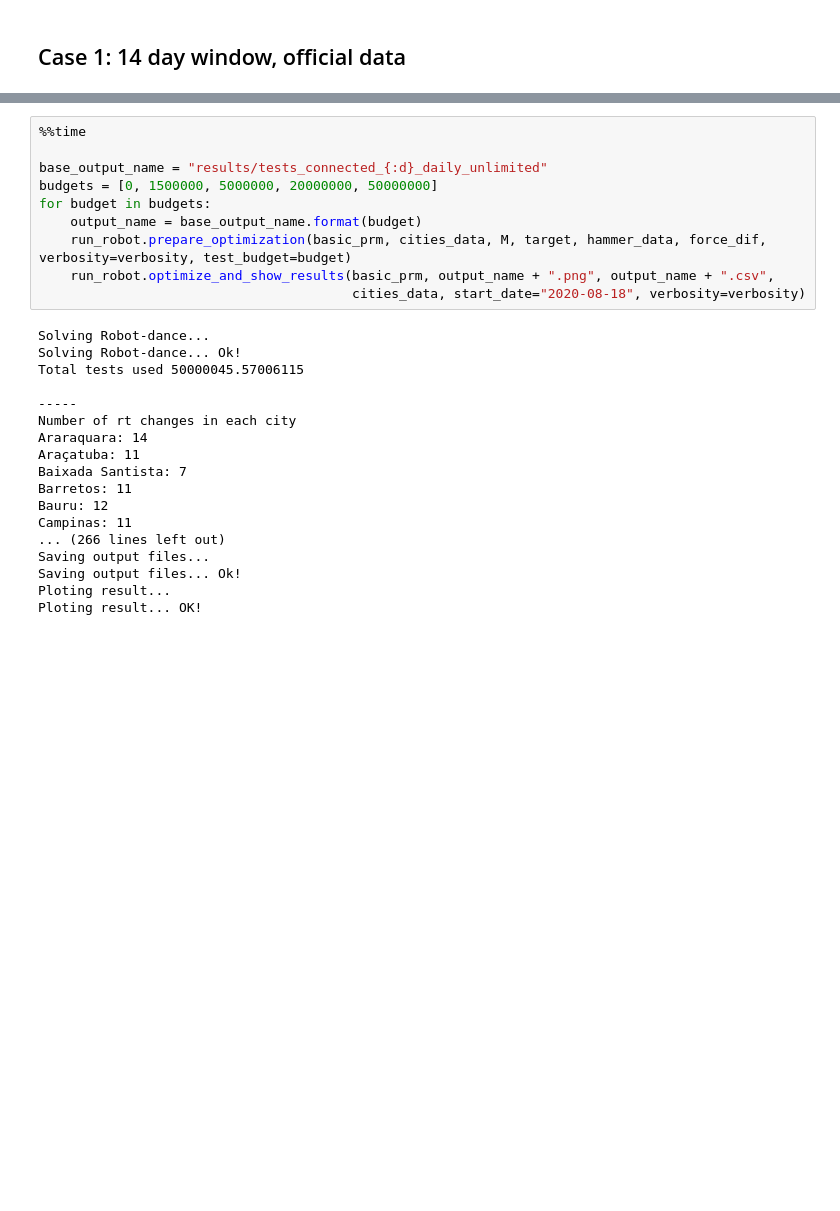
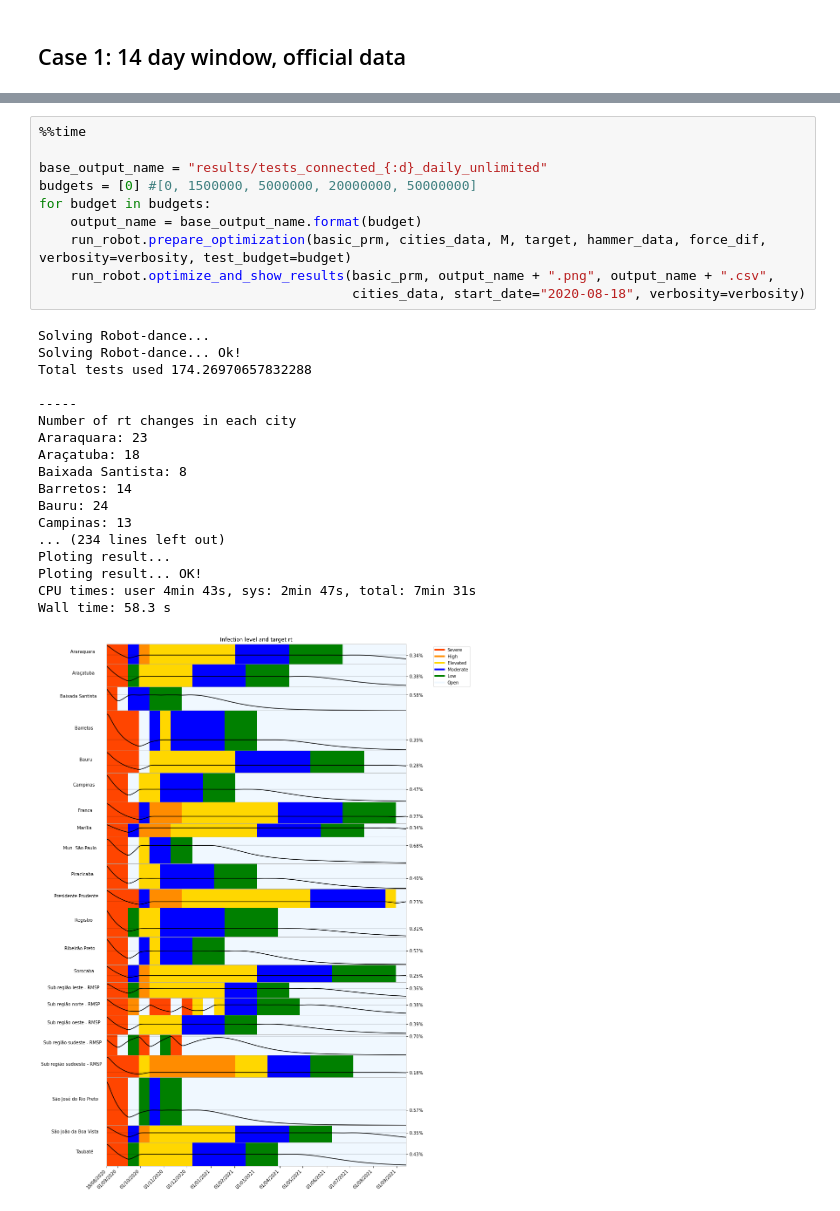
Before and after one commit to pjssilva/Robot-dance, a Jupyter notebook: test_control_test.ipynb, the cells around one changed output, grey strips where cells are left out. Cells and saved outputs as stored; diff of their text form; blank space fills up the shorter version.

Commit message:
Make test closer to master

```diff
--- a/test_control_test.ipynb
+++ b/test_control_test.ipynb
@@ -124,28 +116,29 @@ Checking if initial hammer is long enough... Ok!
 # %%
 %%time
 
 base_output_name = "results/tests_connected_{:d}_daily_unlimited"
-budgets = [0, 1500000, 5000000, 20000000, 50000000]
+budgets = [0] #[0, 1500000, 5000000, 20000000, 50000000]
 for budget in budgets:
     output_name = base_output_name.format(budget)
     run_robot.prepare_optimization(basic_prm, cities_data, M, target, hammer_data, force_dif, verbosity=verbosity, test_budget=budget)
     run_robot.optimize_and_show_results(basic_prm, output_name + ".png", output_name + ".csv",
                                         cities_data, start_date="2020-08-18", verbosity=verbosity)
 # %% [output]
 Solving Robot-dance...
 Solving Robot-dance... Ok!
-Total tests used 50000045.57006115
+Total tests used 174.26970657832288
 
 -----
 Number of rt changes in each city
-Araraquara: 14
-Araçatuba: 11
-Baixada Santista: 7
-Barretos: 11
-Bauru: 12
-Campinas: 11
-... (266 lines left out)
-Saving output files...
-Saving output files... Ok!
+Araraquara: 23
+Araçatuba: 18
+Baixada Santista: 8
+Barretos: 14
+Bauru: 24
+Campinas: 13
+... (234 lines left out)
 Ploting result...
 Ploting result... OK!
+CPU times: user 4min 43s, sys: 2min 47s, total: 7min 31s
+Wall time: 58.3 s
+[figure, added]
```
Also changed, not shown: parts of 5 cells of this notebook.
